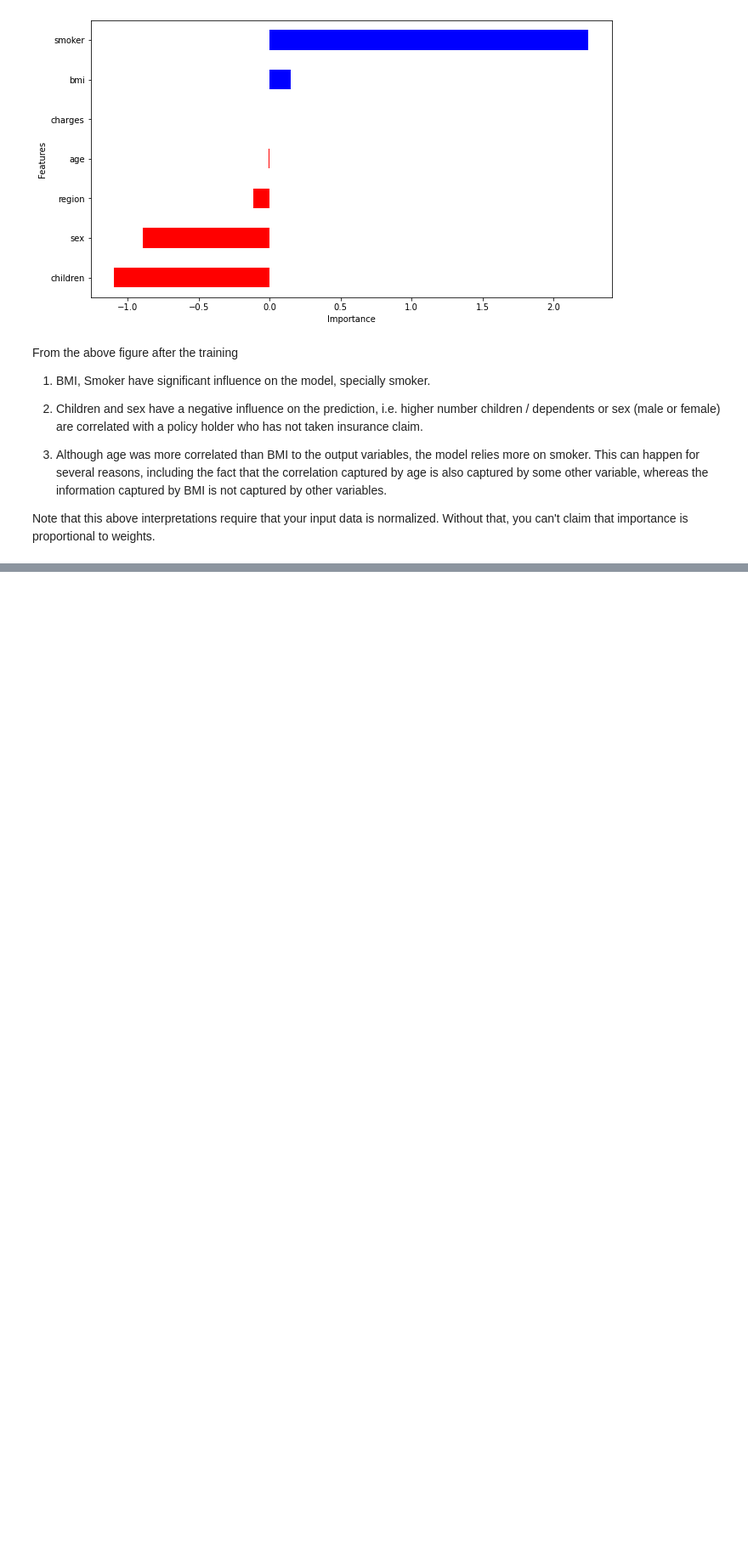
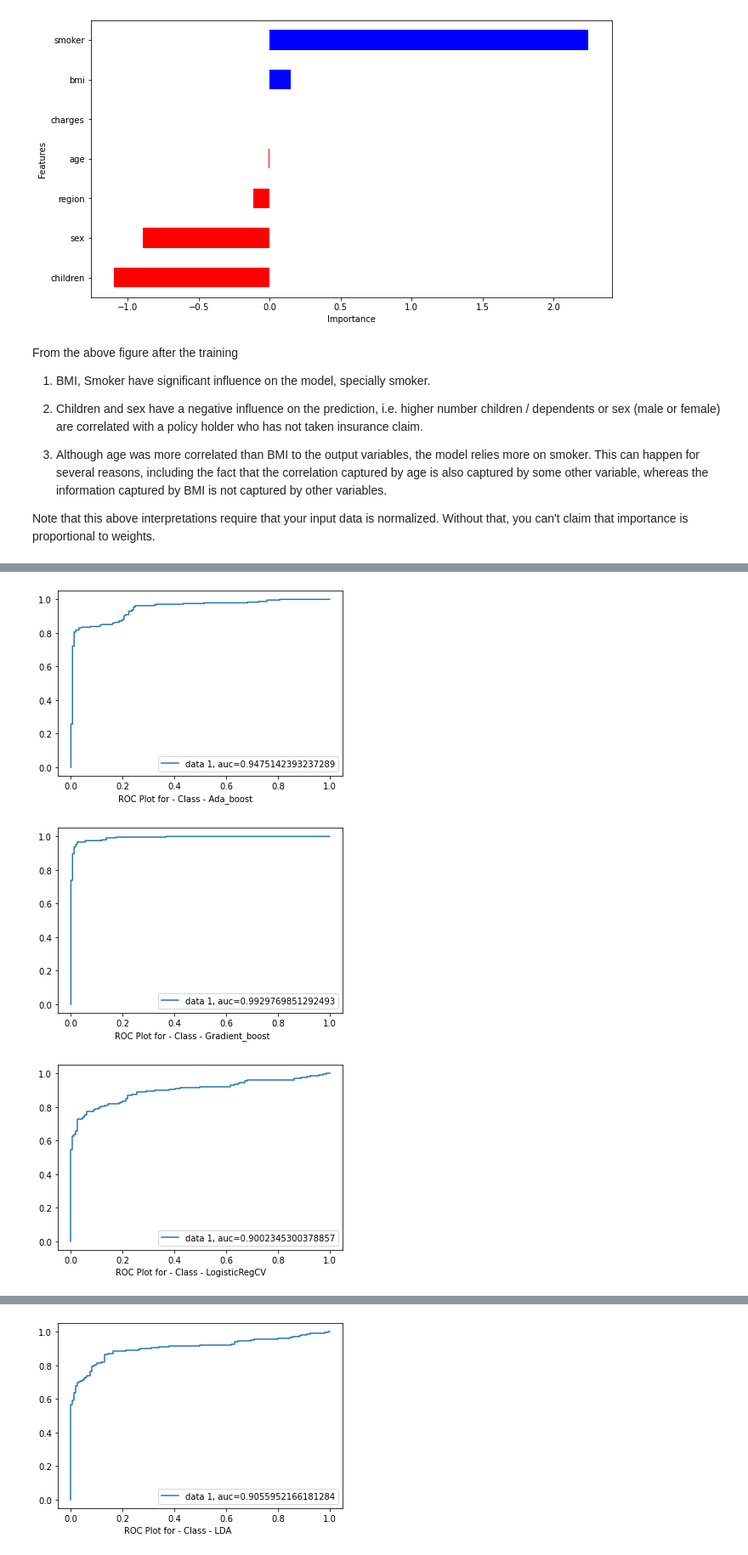
Before and after one commit to gmp007/Machine-Learning-and-EDA-Exploratory-Data-Analysis-Projects, a Jupyter notebook: Insurance_Claim_Prediction/InsuranceClaimPrediction02.ipynb, the cells around one changed output, grey strips where cells are left out. Shown at 85% size. Cells and saved outputs as stored; diff of their text form; code cells hidden in the pictures; blank space fills up the shorter version.

```diff
--- a/Insurance_Claim_Prediction/InsuranceClaimPrediction02.ipynb
+++ b/Insurance_Claim_Prediction/InsuranceClaimPrediction02.ipynb
@@ -507,0 +629,11 @@ Note that this above interpretations require that your input data is normalized.
+# %%
+for key,model in algorithm_list.items():
+    try:
+        predictions = model.predict(X_test)
+        score       = metrics.accuracy_score(y_test,predictions)
+        precision   = metrics.precision_score(y_test,predictions)
+        recall      = metrics.recall_score(y_test, predictions)
+        print(f"Class - {key: <20}, Score - {score}, Prec - {precision},Recall - {recall}")
+    except Exception as e:
+        print(f"Exception occurred in {str(e)}")
+        pass
@@ -507,0 +652,9 @@ Note that this above interpretations require that your input data is normalized.
+# %%
+for key,model in algorithm_list.items():
+    try:
+        predictions = model.predict(X_test)
+        conf_matrix       = metrics.confusion_matrix(y_test, predictions)
+        print(f"Class - {key: <20} \n {conf_matrix}")
+    except Exception as e:
+        print(f"Exception occurred in {str(e)}")
+        pass
@@ -507,0 +681,21 @@ Note that this above interpretations require that your input data is normalized.
+# %%
+
+for key,model in algorithm_list.items():
+    try:
+        model.fit(X_train,y_train)
+        y_pred_proba = model.predict_proba(X_test)[::,1]
+        fpr, tpr, _ = metrics.roc_curve(y_test,  y_pred_proba)
+        plt.figure()
+        auc = metrics.roc_auc_score(y_test, y_pred_proba)
+        plt.plot(fpr,tpr,label="data 1, auc="+str(auc))
+        plt.legend(loc=4)
+        plt.xlabel(f"ROC Plot for - Class - {key: <20}")
+        plt.show()
+#        print(f"Class - {key: <20} \n {coeff}")
+    except Exception as e:
+        print(f"Exception occurred in {str(e)}")
+        pass
+# %% [output]
+[figure, added]
+[figure, added]
+[figure, added]
@@ -507,0 +704 @@ Note that this above interpretations require that your input data is normalized.
+[figure, added]
```
Also changed, not shown: parts of 24 cells of this notebook.
